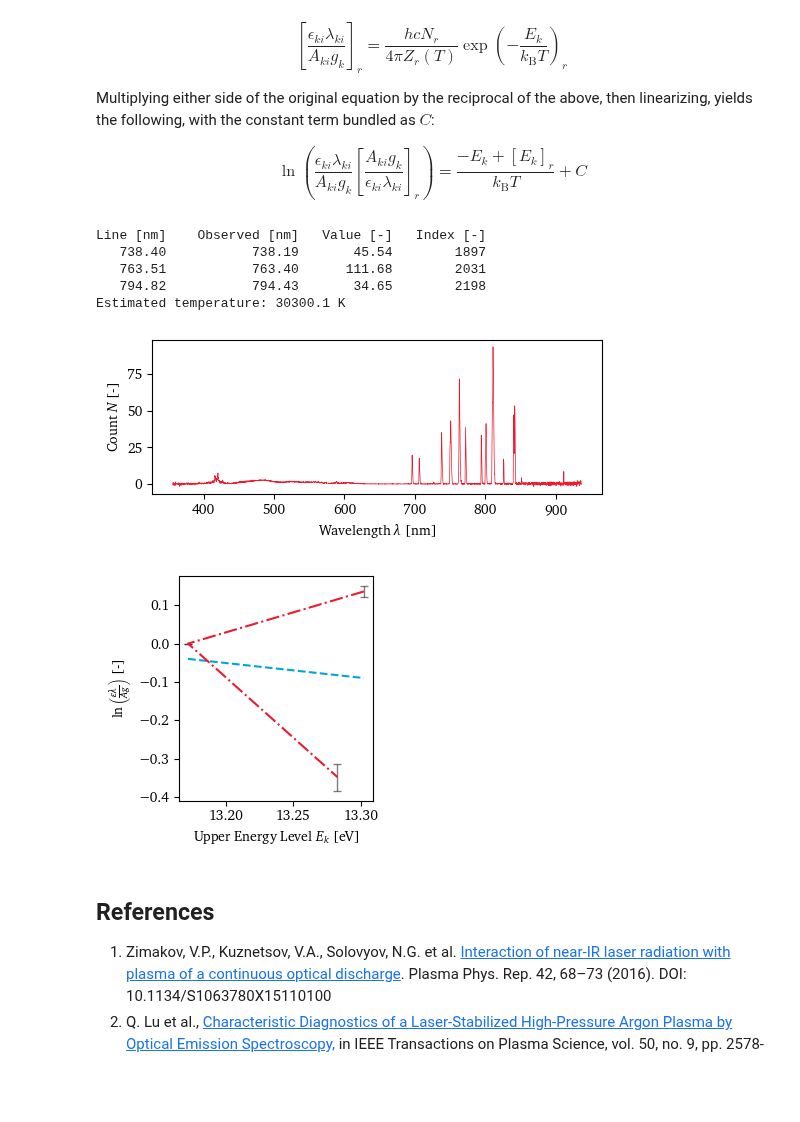
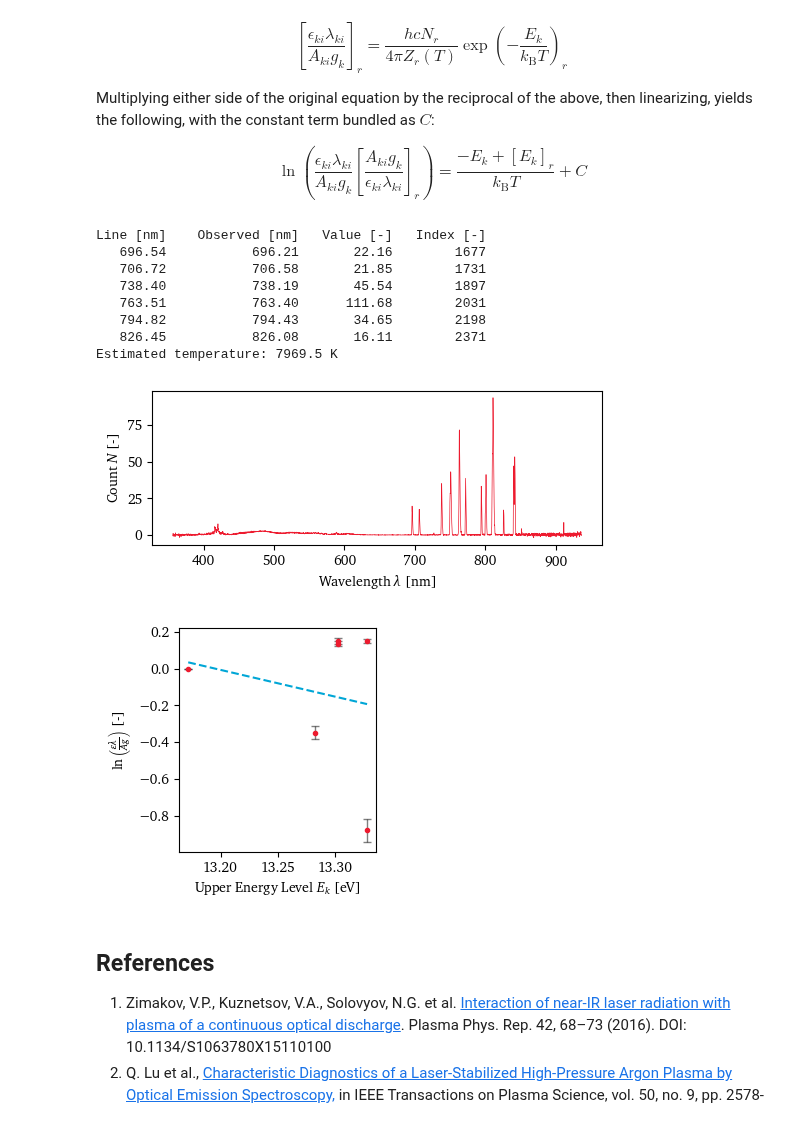
Before and after one commit to eeduplay/MScThesis, a Jupyter notebook: code/argon_spectrum.ipynb, the cells around one changed output. Saved outputs shown, nothing was run; the diff lists cells and outputs as text; code cells hidden in the pictures; blank space fills up the shorter version.

```diff
--- a/code/argon_spectrum.ipynb
+++ b/code/argon_spectrum.ipynb
@@ -218,8 +216,8 @@ $$
 transitions_all = np.loadtxt(DATAPATH+'Spectra/transitiondb/ArITransitions.csv',
                          delimiter=',', skiprows=1)
 subset = [0,1,2,5,6,9]
-subset = [0,1,2,5,6]
-subset = [2,5,6]
+# subset = [0,1,2,5,6]
+# subset = [2,5,6]
 # subset = [0,1,2]
 # subset = [2,5,6]
 transitions = transitions_all[subset,:]
@@ -251,36 +249,39 @@ ref_line_index = observed_lines[:,0] == ref_wavelength
 ref_line = observed_lines[ref_line_index, :].reshape((4,))
 ref_term = transitions[transitions[:,0] == ref_wavelength, 1] \
             / (ref_line[2]*ref_wavelength)
 lnvalues = np.log(
     ref_term * observed_lines[:,0] * observed_lines[:,2] / transitions[:,1]
 )
 E_kr = transitions[transitions[:,0] == ref_wavelength, 2]
 
 fitfunc = lambda ek, m, c: m*ek + c  # We're bundling the E_kr/kb.T term into c
 
 popt, pcov = curve_fit(fitfunc, transitions[:,2], lnvalues)
 fitfunc_x = np.array([transitions[:,2].min(), transitions[:,2].max()])
 plt.subplots(figsize=(3,3))
 # plt.plot(transitions[:,2], lnvalues, '.')
 plt.errorbar(transitions[:,2], lnvalues, yerr=transitions[:,3]*np.abs(lnvalues),
-             ecolor=(0,0,0,0.5), elinewidth=1.0, capsize=3, fmt='-.')
+             ecolor=(0,0,0,0.5), elinewidth=1.0, capsize=3, fmt='.')
 print('Estimated temperature: {:.1f} K'.format(-elementary_charge/(kB*popt[0])))
 plt.xlabel(r'Upper Energy Level $E_k$ [eV]')
 plt.ylabel(r'$\ln{\left(\frac{\epsilon\lambda}{Ag}\right)}$ [-]')
 plt.plot(fitfunc_x, fitfunc(fitfunc_x, *popt), '--')
 plt.tight_layout()
 # plt.savefig('../report/assets/5 results/spectrum_{}_boltzmann.png'.format(ID),
 #               dpi=72)
 # plt.savefig('../report/assets/5 results/spectrum_{}_boltzmann.pdf'.format(ID))
 plt.show()
 # %% [output]
 Line [nm]    Observed [nm]   Value [-]   Index [-]
+   696.54           696.21       22.16        1677
+   706.72           706.58       21.85        1731
    738.40           738.19       45.54        1897
    763.51           763.40      111.68        2031
    794.82           794.43       34.65        2198
-Estimated temperature: 30300.1 K
+   826.45           826.08       16.11        2371
+Estimated temperature: 7969.5 K
 [figure]
-[figure, old version]
+[figure, new version]
 # %% [markdown]
 ## References
 1. Zimakov, V.P., Kuznetsov, V.A., Solovyov, N.G. et al. [Interaction of near-IR laser radiation with plasma of a continuous optical discharge](https://doi.org/10.1134/S1063780X15110100). Plasma Phys. Rep. 42, 68–73 (2016). DOI: 10.1134/S1063780X15110100
```
Also changed, not shown: parts of 1 cell of this notebook, 9 other files.
